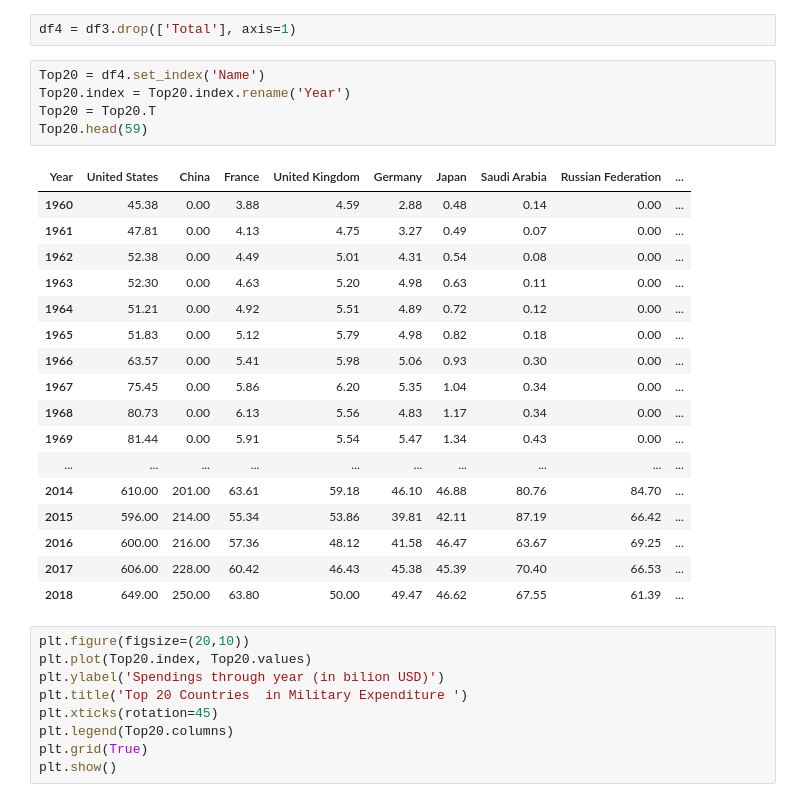
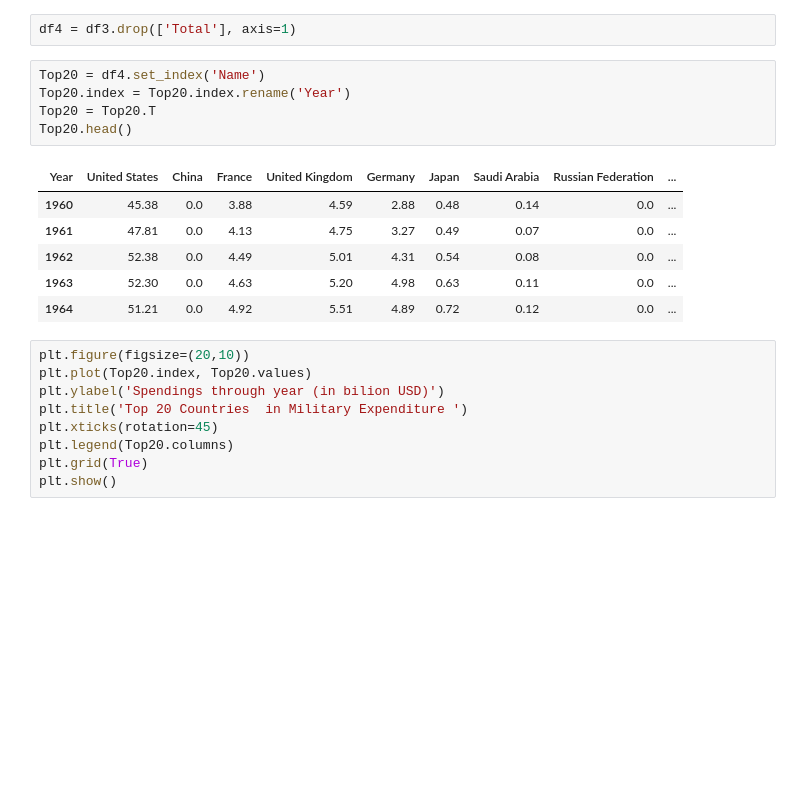
Before and after one commit to tricycle88/Military-expenditure-1960-2018, a Jupyter notebook: Military.ipynb, the cells around one changed output. Drawn from its saved outputs; the diff is of its cells as text; blank space fills up the shorter version.

```diff
--- a/Military.ipynb
+++ b/Military.ipynb
@@ -148,26 +160,15 @@ df4 = df3.drop(['Total'], axis=1)
 # %%
 Top20 = df4.set_index('Name')
 Top20.index = Top20.index.rename('Year')
 Top20 = Top20.T
-Top20.head(59)
+Top20.head()
 # %% [output]
 | Year | United States | China | France | United Kingdom | Germany | Japan | Saudi Arabia | Russian Federation | ... |
-| 1960 | 45.38 | 0.00 | 3.88 | 4.59 | 2.88 | 0.48 | 0.14 | 0.00 | ... |
-| 1961 | 47.81 | 0.00 | 4.13 | 4.75 | 3.27 | 0.49 | 0.07 | 0.00 | ... |
-| 1962 | 52.38 | 0.00 | 4.49 | 5.01 | 4.31 | 0.54 | 0.08 | 0.00 | ... |
-| 1963 | 52.30 | 0.00 | 4.63 | 5.20 | 4.98 | 0.63 | 0.11 | 0.00 | ... |
-| 1964 | 51.21 | 0.00 | 4.92 | 5.51 | 4.89 | 0.72 | 0.12 | 0.00 | ... |
-| 1965 | 51.83 | 0.00 | 5.12 | 5.79 | 4.98 | 0.82 | 0.18 | 0.00 | ... |
-| 1966 | 63.57 | 0.00 | 5.41 | 5.98 | 5.06 | 0.93 | 0.30 | 0.00 | ... |
-| 1967 | 75.45 | 0.00 | 5.86 | 6.20 | 5.35 | 1.04 | 0.34 | 0.00 | ... |
-| 1968 | 80.73 | 0.00 | 6.13 | 5.56 | 4.83 | 1.17 | 0.34 | 0.00 | ... |
-| 1969 | 81.44 | 0.00 | 5.91 | 5.54 | 5.47 | 1.34 | 0.43 | 0.00 | ... |
-| ... | ... | ... | ... | ... | ... | ... | ... | ... | ... |
-| 2014 | 610.00 | 201.00 | 63.61 | 59.18 | 46.10 | 46.88 | 80.76 | 84.70 | ... |
-| 2015 | 596.00 | 214.00 | 55.34 | 53.86 | 39.81 | 42.11 | 87.19 | 66.42 | ... |
-| 2016 | 600.00 | 216.00 | 57.36 | 48.12 | 41.58 | 46.47 | 63.67 | 69.25 | ... |
-| 2017 | 606.00 | 228.00 | 60.42 | 46.43 | 45.38 | 45.39 | 70.40 | 66.53 | ... |
-| 2018 | 649.00 | 250.00 | 63.80 | 50.00 | 49.47 | 46.62 | 67.55 | 61.39 | ... |
+| 1960 | 45.38 | 0.0 | 3.88 | 4.59 | 2.88 | 0.48 | 0.14 | 0.0 | ... |
+| 1961 | 47.81 | 0.0 | 4.13 | 4.75 | 3.27 | 0.49 | 0.07 | 0.0 | ... |
+| 1962 | 52.38 | 0.0 | 4.49 | 5.01 | 4.31 | 0.54 | 0.08 | 0.0 | ... |
+| 1963 | 52.30 | 0.0 | 4.63 | 5.20 | 4.98 | 0.63 | 0.11 | 0.0 | ... |
+| 1964 | 51.21 | 0.0 | 4.92 | 5.51 | 4.89 | 0.72 | 0.12 | 0.0 | ... |
 # %%
 plt.figure(figsize=(20,10))
 plt.plot(Top20.index, Top20.values)
```
Also changed, not shown: parts of 7 cells of this notebook.
